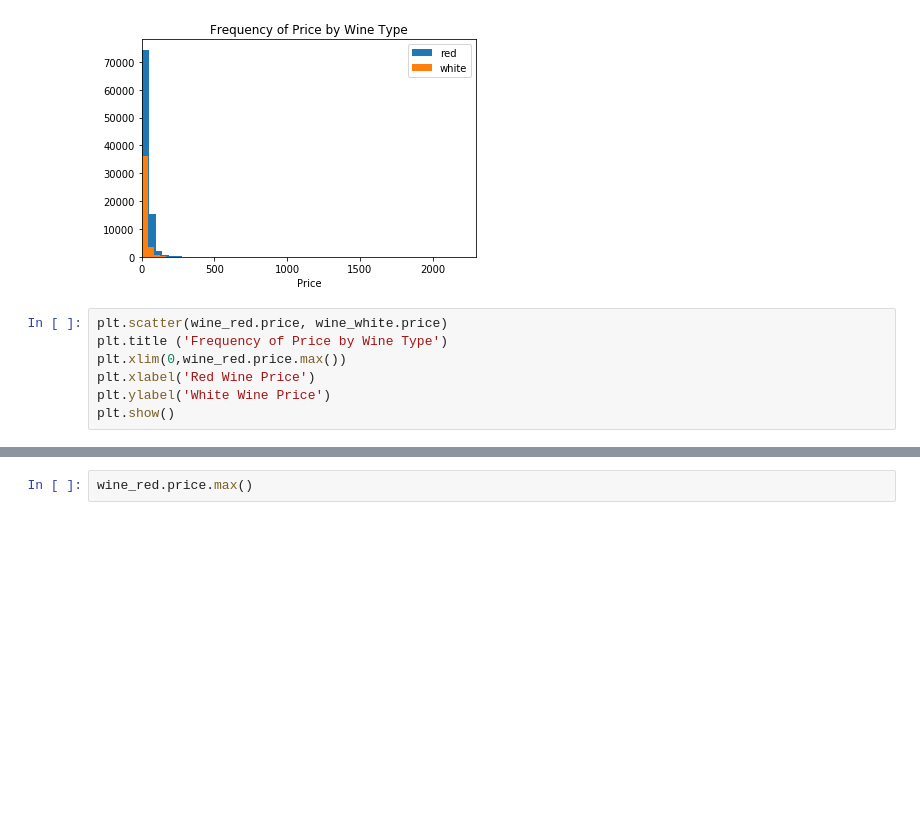
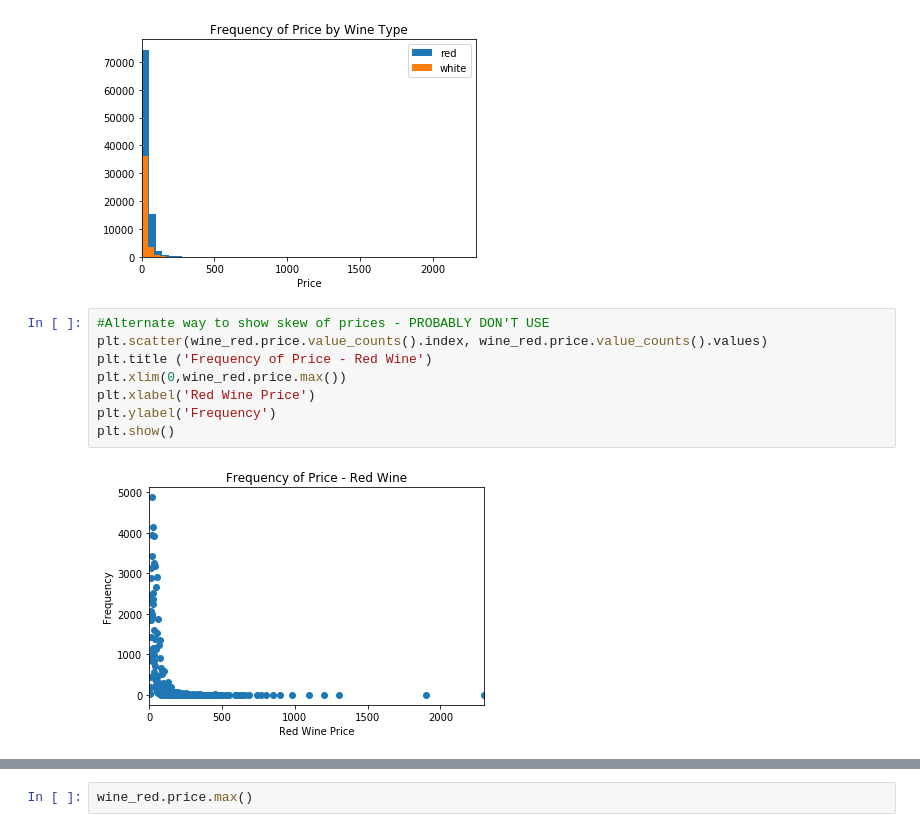
Before and after one commit to 06S197GT/SMU-Project-1, a Jupyter notebook: WineAnalysis.ipynb, the cells around one changed output, grey strips where cells are left out. Saved outputs shown, nothing was run; the diff lists cells and outputs as text; blank space fills up the shorter version.

```diff
--- a/WineAnalysis.ipynb
+++ b/WineAnalysis.ipynb
@@ -296,10 +313,13 @@ plt.show()
 # %% [output]
 [figure]
 # %%
-plt.scatter(wine_red.price, wine_white.price)
-plt.title ('Frequency of Price by Wine Type')
+#Alternate way to show skew of prices - PROBABLY DON'T USE
+plt.scatter(wine_red.price.value_counts().index, wine_red.price.value_counts().values)
+plt.title ('Frequency of Price - Red Wine')
 plt.xlim(0,wine_red.price.max())
 plt.xlabel('Red Wine Price')
-plt.ylabel('White Wine Price')
+plt.ylabel('Frequency')
 plt.show()
+# %% [output]
+[figure, added]
 # %%
```
Also changed, not shown: parts of 64 cells of this notebook.
